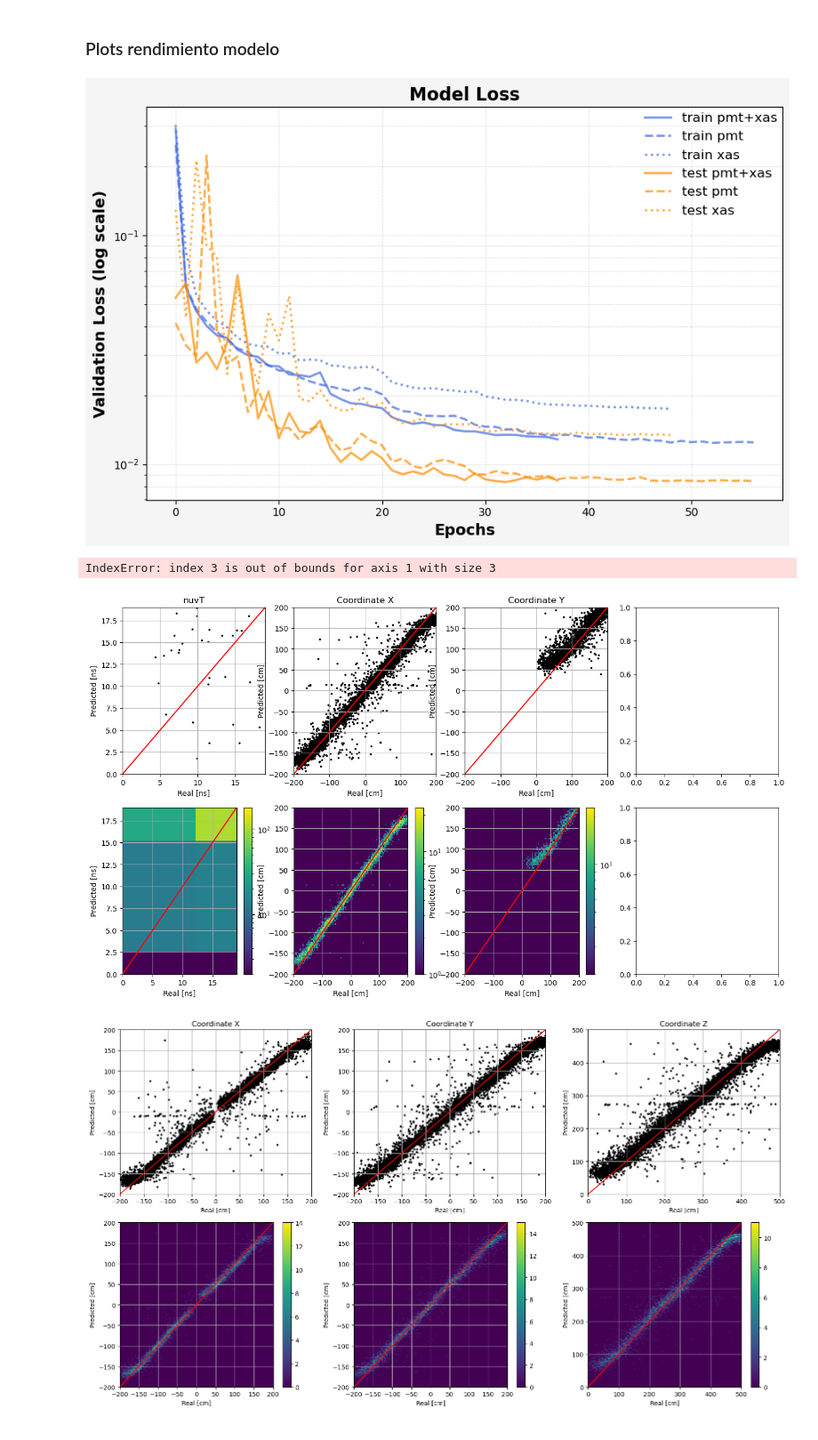
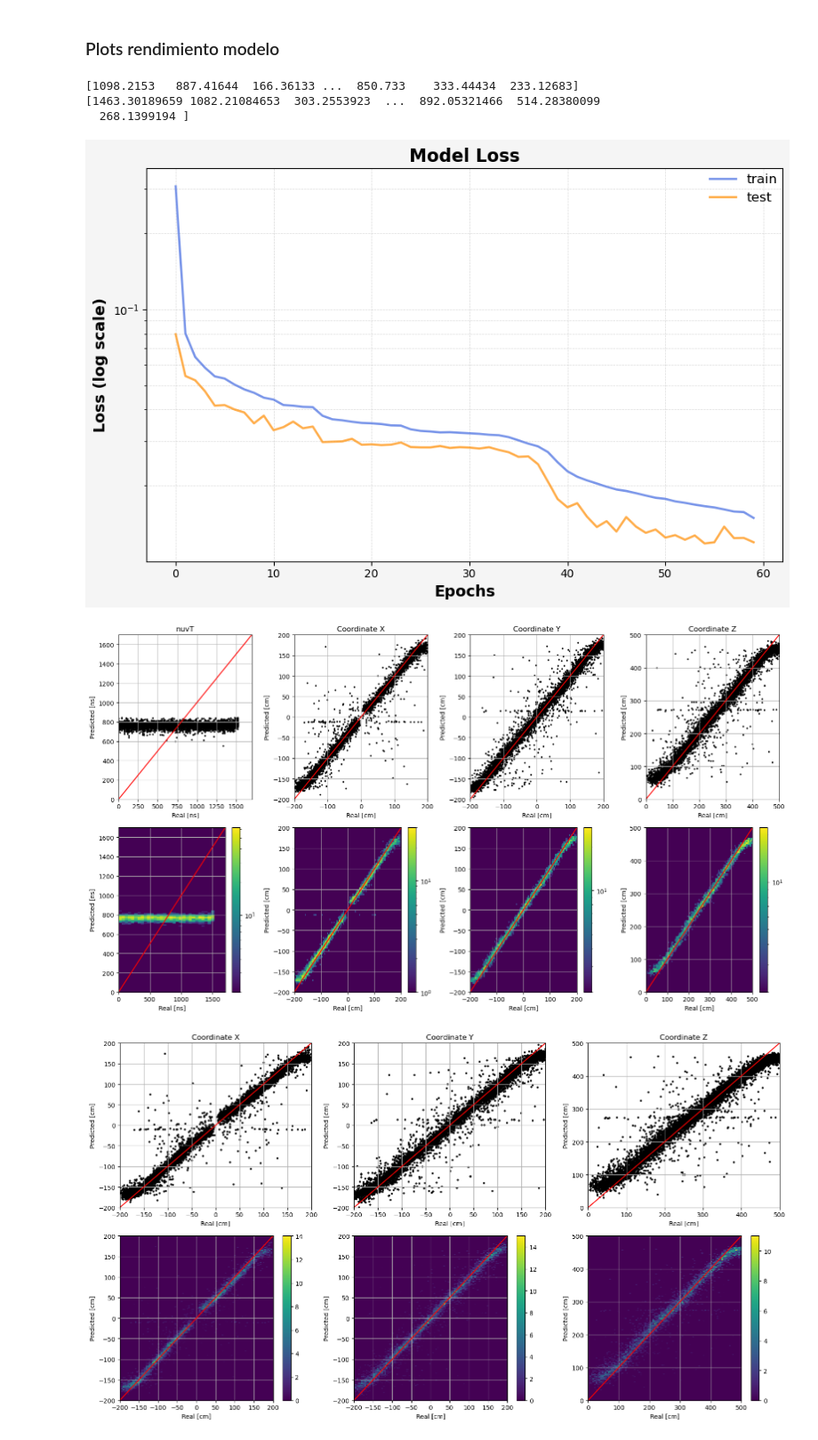
Before and after one commit to CIEMAT-Neutrino/AI_nuvT, a Jupyter notebook: 6_Regression_Ebaricenter_NN.ipynb, the cells around one changed output. Shown at 89% size. Cells and saved outputs as stored; diff of their text form; code cells hidden in the pictures.

```diff
--- a/6_Regression_Ebaricenter_NN.ipynb
+++ b/6_Regression_Ebaricenter_NN.ipynb
@@ -680,4 +753,4 @@ _________________________________________________________________
 # %%
-y_pred_total, history_total= train_and_predict(model_realistic_total, x_train_total, y_train, x_test_total, y_test, epochs=100, batch_size=16)
+y_pred_pe, history_pe= train_and_predict(model_pe, x_train_pe, y_train, x_test_pe, y_test, epochs=100, batch_size=16)
 # %% [output]
 Epoch 1/100
@@ -944,32 +932,51 @@ Cociente de los pesos last_pe_norm/ last_time_norm: 1.226707100868225
 #current_model.save('saved_archives/ophit_cnn_model_v2101_c_1.h5')
 # %% [markdown]
 ### Plots rendimiento modelo
+# %%
+# Initialize a copy of the scaled combined data
+y_pred_inverse= np.copy(y_pred_pe)
+y_test_inverse= np.copy(y_test)
+
+# Inverse scaling for columns scaled to [0, 1]
+y_pred_inverse[:, columns_0_to_1] = scaler_0_1.inverse_transform(y_pred_pe[:, columns_0_to_1])
+y_test_inverse[:, columns_0_to_1] = scaler_0_1.inverse_transform(y_test[:, columns_0_to_1])
+
+# Inverse scaling for columns scaled to [-1, 1]
+y_pred_inverse[:, columns_minus1_to_1] = scaler_minus1_1.inverse_transform(y_pred_pe[:, columns_minus1_to_1])
+y_test_inverse[:, columns_minus1_to_1] = scaler_minus1_1.inverse_transform(y_test[:, columns_minus1_to_1])
+# %%
+print(y_pred_inverse[:,0])
+print(y_test_inverse[:,0])
+# %% [output]
+[1098.2153   887.41644  166.36133 ...  850.733    333.44434  233.12683]
+[1463.30189659 1082.21084653  303.2553923  ...  892.05321466  514.28380099
+  268.1399194 ]
+# %%
+y_pred_inverse[:,0] = np.max(y_pred_inverse[:,0])- y_pred_inverse[:,0] + np.min(y_pred_inverse[:,0])
+y_test_inverse[:,0] = np.max(y_test_inverse[:,0]) - y_test_inverse[:,0] + np.min(y_test_inverse[:,0])
 # %%
 import matplotlib.pyplot as plt
 
 # Access each model's history
-model_history = history_total.history
-model_history_pmt = history_pmt.history
-model_history_xas = history_xas.history
+model_history = history_3.history
+
 
 # Plotting the validation loss for all models
 plt.figure(figsize=(9, 6))
 
 # Plot each model's validation loss with smoother lines, subtle markers, and clearer styling
 # Training curves (using shades of blue and green)
-plt.plot(model_history['loss'], label='train pmt+xas', color='royalblue', linestyle='-', markersize=6, alpha=0.7, linewidth=2)
-plt.plot(model_history_pmt['loss'], label='train pmt', color='royalblue', linestyle='--', markersize=6, alpha=0.7, linewidth=2)
-plt.plot(model_history_xas['loss'], label='train xas', color='royalblue', linestyle=':', markersize=6, alpha=0.7, linewidth=2)
+plt.plot(model_history['loss'], label='train', color='royalblue', linestyle='-', markersize=6, alpha=0.7, linewidth=2)
+
 
 # Testing curves (using shades of orange and red)
-plt.plot(model_history['val_loss'], label='test pmt+xas', color='darkorange', linestyle='-', markersize=6, alpha=0.7, linewidth=2)
-plt.plot(model_history_pmt['val_loss'], label='test pmt', color='darkorange', linestyle='--', markersize=6, alpha=0.7, linewidth=2)
-plt.plot(model_history_xas['val_loss'], label='test xas', color='darkorange', linestyle=':', markersize=6, alpha=0.7, linewidth=2)
+plt.plot(model_history['val_loss'], label='test', color='darkorange', linestyle='-', markersize=6, alpha=0.7, linewidth=2)
+
 
 # Enhance plot appearance
 plt.yscale('log')  # Use logarithmic scale on y-axis
 plt.xlabel('Epochs', fontsize=14, fontweight='bold')
-plt.ylabel('Validation Loss (log scale)', fontsize=14, fontweight='bold')
+plt.ylabel('Loss (log scale)', fontsize=14, fontweight='bold')
 plt.title('Model Loss', fontsize=16, fontweight='bold')
 
 # Refined grid with lighter lines
@@ -985,19 +992,7 @@ plt.gcf().set_facecolor('whitesmoke')
 plt.tight_layout()
 plt.show()
 # %% [output]
-[figure, old version]
+[figure, new version]
-# %%
-# Initialize a copy of the scaled combined data
-y_pred_inverse= np.copy(y_pred_pmt)
-y_test_inverse= np.copy(y_test)
-
-# Inverse scaling for columns scaled to [0, 1]
-y_pred_inverse[:, columns_0_to_1] = scaler_0_1.inverse_transform(y_pred_total[:, columns_0_to_1])
-y_test_inverse[:, columns_0_to_1] = scaler_0_1.inverse_transform(y_test[:, columns_0_to_1])
-
-# Inverse scaling for columns scaled to [-1, 1]
-y_pred_inverse[:, columns_minus1_to_1] = scaler_minus1_1.inverse_transform(y_pred_total[:, columns_minus1_to_1])
-y_test_inverse[:, columns_minus1_to_1] = scaler_minus1_1.inverse_transform(y_test[:, columns_minus1_to_1])
 # %%
 import matplotlib.colors as mcolors
 fig, axs = plt.subplots(2,4,figsize=(16,9))
@@ -1005,10 +1000,10 @@ fig, axs = plt.subplots(2,4,figsize=(16,9))
 axs[0,0].scatter(y_test_inverse[:,0], y_pred_inverse[:,0], color="black",s=3)
 axs[0,0].grid()
 
-axs[0,0].plot([0,19],[0,19],color="r")
+axs[0,0].plot([0,1700],[0,1700],color="r")
 axs[0,0].title.set_text('nuvT')
-axs[0,0].set_xlim([0,19])
-axs[0,0].set_ylim([0,19])
+axs[0,0].set_xlim([0,1700])
+axs[0,0].set_ylim([0,1700])
 axs[0,0].set_ylabel('Predicted [ns]')
 axs[0,0].set_xlabel('Real [ns]')
 
@@ -1016,9 +1011,9 @@ im0 = axs[1,0].hist2d(y_test_inverse[:,0], y_pred_inverse[:,0].flatten(), bins=(
 fig.colorbar(im0[3], ax=axs[1,0])
 axs[1,0].grid()
 
-axs[1,0].plot([0,19],[0,19],'r')
-axs[1,0].set_xlim([0,19])
-axs[1,0].set_ylim([0,19])
+axs[1,0].plot([0,1700],[0,1700],'r')
+axs[1,0].set_xlim([0,1700])
+axs[1,0].set_ylim([0,1700])
 axs[1,0].set_ylabel('Predicted [ns]')
 axs[1,0].set_xlabel('Real [ns]')
 axs[1,0].set_facecolor('#440154')
@@ -1070,35 +1065,34 @@ axs[1,2].set_xlabel('Real [cm]')
 axs[1,2].set_facecolor('#440154')
 
 
 axs[0,3].scatter(y_test_inverse[:,3], y_pred_inverse[:,3], color="black",s=3)
 axs[0,3].grid()
 
 axs[0,3].plot([0,500],[0,500],color="r")
 axs[0,3].title.set_text('Coordinate Z')
 axs[0,3].set_xlim([0,500])
 axs[0,3].set_ylim([0,500])
 axs[0,3].set_ylabel('Predicted [cm]')
 axs[0,3].set_xlabel('Real [cm]')
 
 
 im3 = axs[1,3].hist2d(y_test_inverse[:,3], y_pred_inverse[:,3].flatten(), bins=(100, 100), cmap='viridis',cmin=2, cmax=30, norm=mcolors.LogNorm())
 fig.colorbar(im3[3], ax=axs[1,3])
 axs[1,3].grid()
 
 axs[1,3].set_xlim([0,500])
 axs[1,3].set_ylim([0,500])
 axs[1,3].plot([0,500],[0,500], 'r')
 axs[1,3].set_ylabel('Predicted [cm]')
 axs[1,3].set_xlabel('Real [cm]')
 axs[1,3].set_facecolor('#440154')
 
 fig.tight_layout()
 
 plt.show()
 #plt.savefig('/tmp/...', dpi=300)
 # %% [output]
-IndexError: index 3 is out of bounds for axis 1 with size 3
-[figure, old version]
+[figure, new version]
 # %%
 fig, axs = plt.subplots(2,3,figsize=(16,9))
 
```
Also changed, not shown: parts of 37 cells of this notebook, 3 other files.
